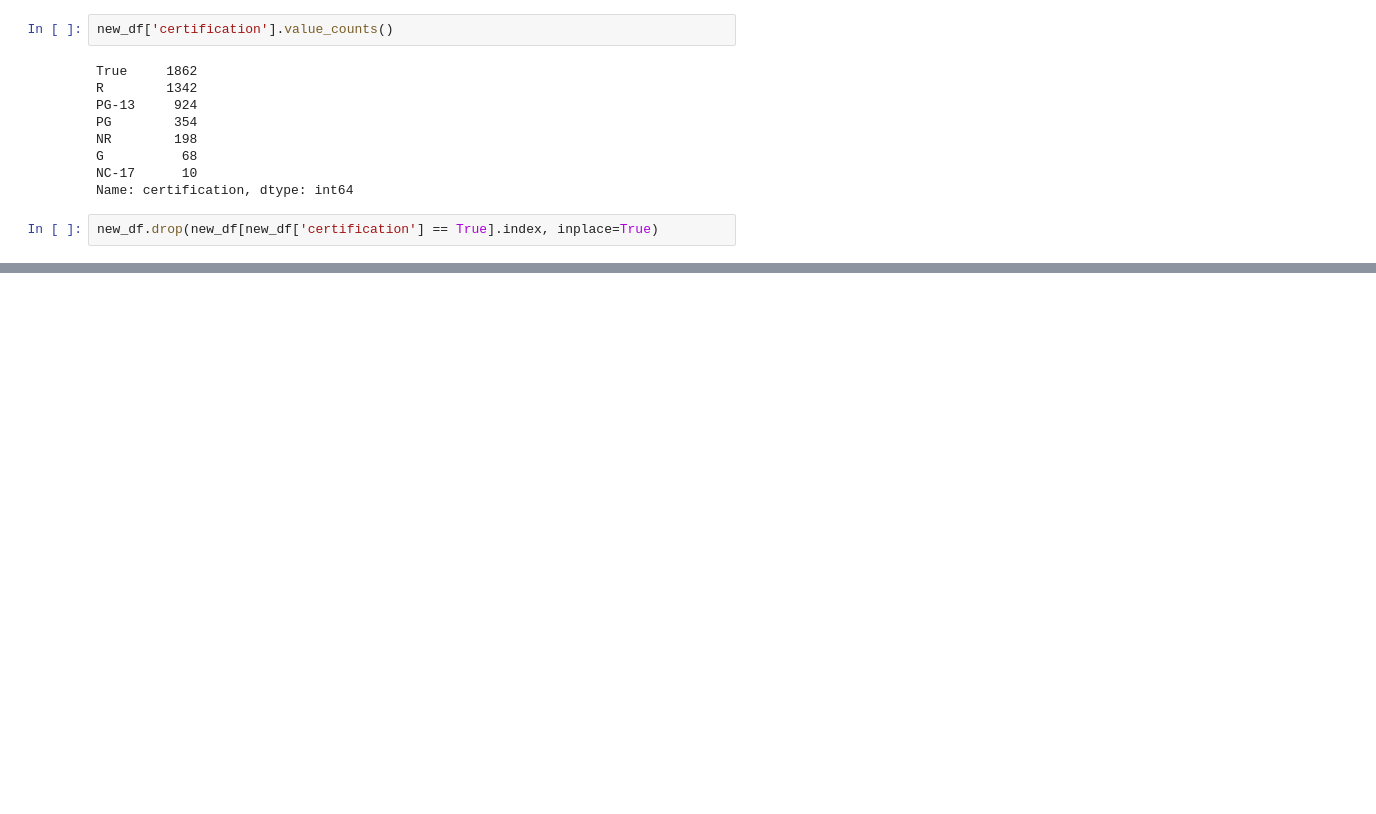
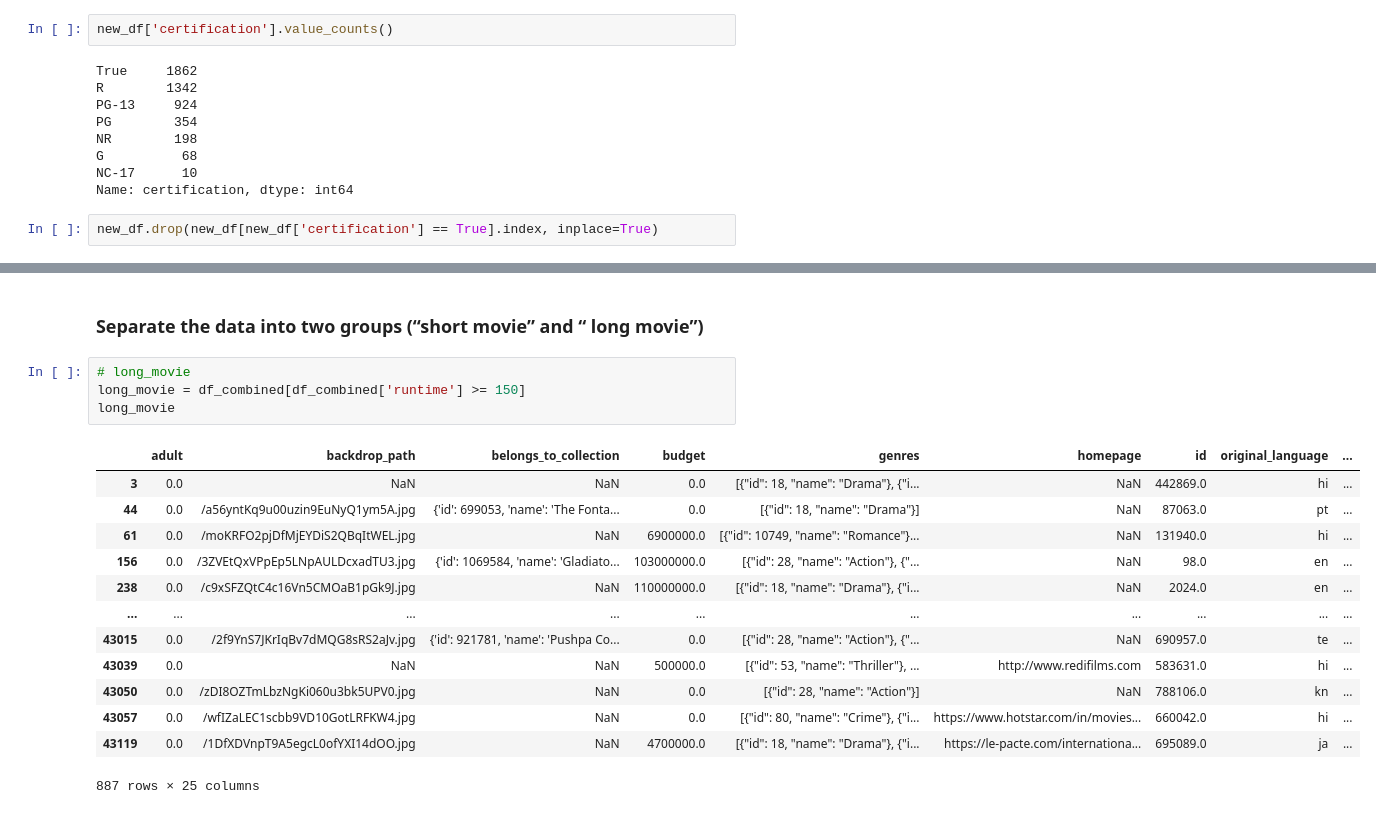
Before and after one commit to Mhoover41/Data-Enrichment-Project-3, a Jupyter notebook: IMDB Project Part 4 - ETL & Hypothesis Testing.ipynb, the cells around one changed output, grey strips where cells are left out. Saved outputs shown, nothing was run; the diff lists cells and outputs as text; blank space fills up the shorter version.

```diff
--- a/IMDB Project Part 4 - ETL & Hypothesis Testing.ipynb
+++ b/IMDB Project Part 4 - ETL & Hypothesis Testing.ipynb
@@ -762,0 +803,20 @@ groups_2.keys()
+# %% [markdown]
+### Separate the data into two groups (“short movie” and “ long movie”)
+# %%
+# long_movie
+long_movie = df_combined[df_combined['runtime'] >= 150]
+long_movie
+# %% [output]
+|  | adult | backdrop_path | belongs_to_collection | budget | genres | homepage | id | original_language | ... |
+| 3 | 0.0 | NaN | NaN | 0.0 | [{"id": 18, "name": "Drama"}, {"i... | NaN | 442869.0 | hi | ... |
+| 44 | 0.0 | /a56yntKq9u00uzin9EuNyQ1ym5A.jpg | {'id': 699053, 'name': 'The Fonta... | 0.0 | [{"id": 18, "name": "Drama"}] | NaN | 87063.0 | pt | ... |
+| 61 | 0.0 | /moKRFO2pjDfMjEYDiS2QBqItWEL.jpg | NaN | 6900000.0 | [{"id": 10749, "name": "Romance"}... | NaN | 131940.0 | hi | ... |
+| 156 | 0.0 | /3ZVEtQxVPpEp5LNpAULDcxadTU3.jpg | {'id': 1069584, 'name': 'Gladiato... | 103000000.0 | [{"id": 28, "name": "Action"}, {"... | NaN | 98.0 | en | ... |
+| 238 | 0.0 | /c9xSFZQtC4c16Vn5CMOaB1pGk9J.jpg | NaN | 110000000.0 | [{"id": 18, "name": "Drama"}, {"i... | NaN | 2024.0 | en | ... |
+| ... | ... | ... | ... | ... | ... | ... | ... | ... | ... |
+| 43015 | 0.0 | /2f9YnS7JKrIqBv7dMQG8sRS2aJv.jpg | {'id': 921781, 'name': 'Pushpa Co... | 0.0 | [{"id": 28, "name": "Action"}, {"... | NaN | 690957.0 | te | ... |
+| 43039 | 0.0 | NaN | NaN | 500000.0 | [{"id": 53, "name": "Thriller"}, ... | http://www.redifilms.com | 583631.0 | hi | ... |
+| 43050 | 0.0 | /zDI8OZTmLbzNgKi060u3bk5UPV0.jpg | NaN | 0.0 | [{"id": 28, "name": "Action"}] | NaN | 788106.0 | kn | ... |
+| 43057 | 0.0 | /wfIZaLEC1scbb9VD10GotLRFKW4.jpg | NaN | 0.0 | [{"id": 80, "name": "Crime"}, {"i... | https://www.hotstar.com/in/movies... | 660042.0 | hi | ... |
+| 43119 | 0.0 | /1DfXDVnpT9A5egcL0ofYXI14dOO.jpg | NaN | 4700000.0 | [{"id": 18, "name": "Drama"}, {"i... | https://le-pacte.com/internationa... | 695089.0 | ja | ... |
+887 rows × 25 columns
```
Also changed, not shown: parts of 111 cells of this notebook.
